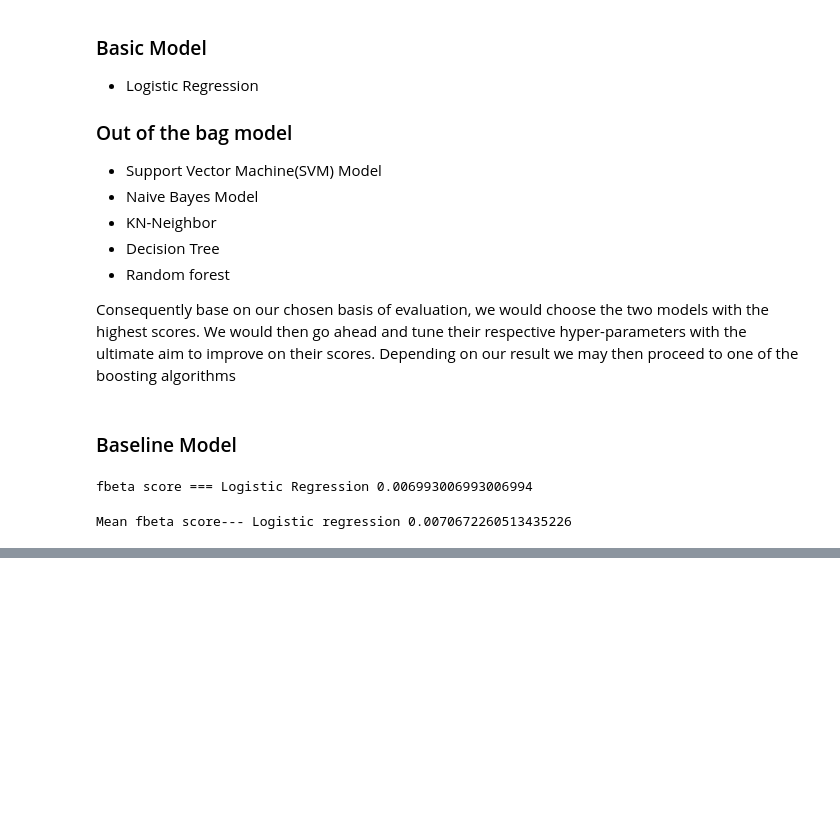
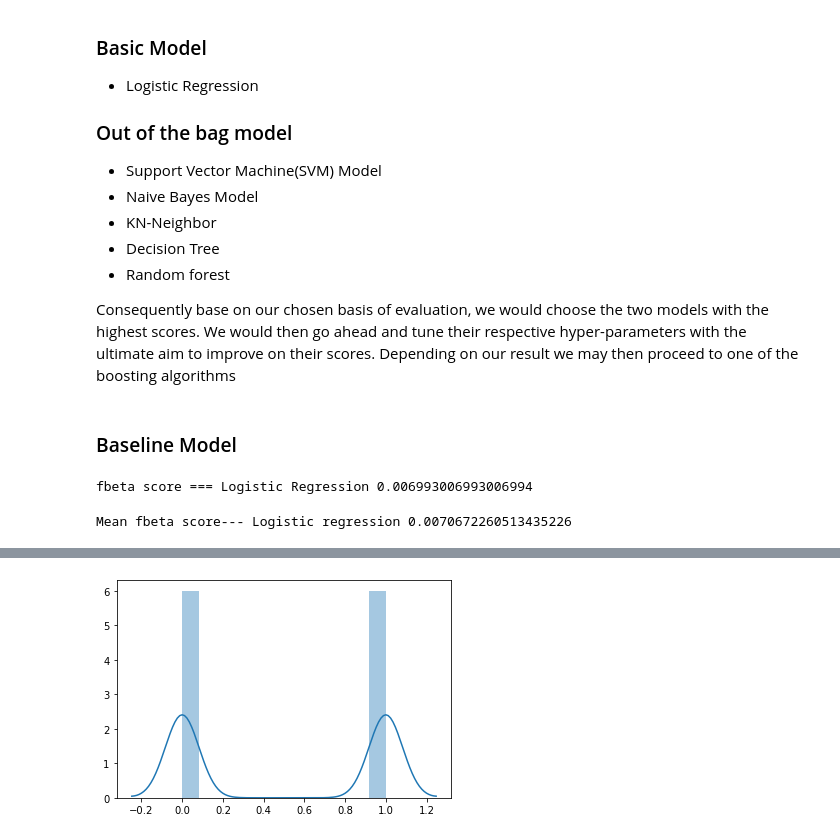
Before and after one commit to ajakaiye33/Data_Science_Proj, a Jupyter notebook: data_science_cap/Project_2.ipynb, the cells around one changed output, grey strips where cells are left out. Drawn from its saved outputs; the diff is of its cells as text; code cells hidden in the pictures; blank space fills up the shorter version.

```diff
--- a/data_science_cap/Project_2.ipynb
+++ b/data_science_cap/Project_2.ipynb
@@ -373 +374,7 @@ Mean fbeta score--- Logistic regression 0.0070672260513435226
 we would build the five models with the two version of our data
+# %%
+X_scaled = scaled_insure_train.as_matrix()
+X_pca =  pca_train_forty.as_matrix()
+
+X_scaled_test = scaled_insure_test.as_matrix()
+X_pca_test = pca_test_forty.as_matrix()
@@ -373,0 +435,10 @@ we would build the five models with the two version of our data
+# %%
+# resample the sclaed portion of data set
+from imblearn.over_sampling import SMOTE
+method = SMOTE(kind='regular', random_state=42)
+X_resample_scaled, y_resample = method.fit_sample(X_scaled,Y)
+# %%
+#class is now balance
+sns.distplot(y_resample);
+# %% [output]
+[figure, added]
```
Also changed, not shown: parts of 11 cells of this notebook.
